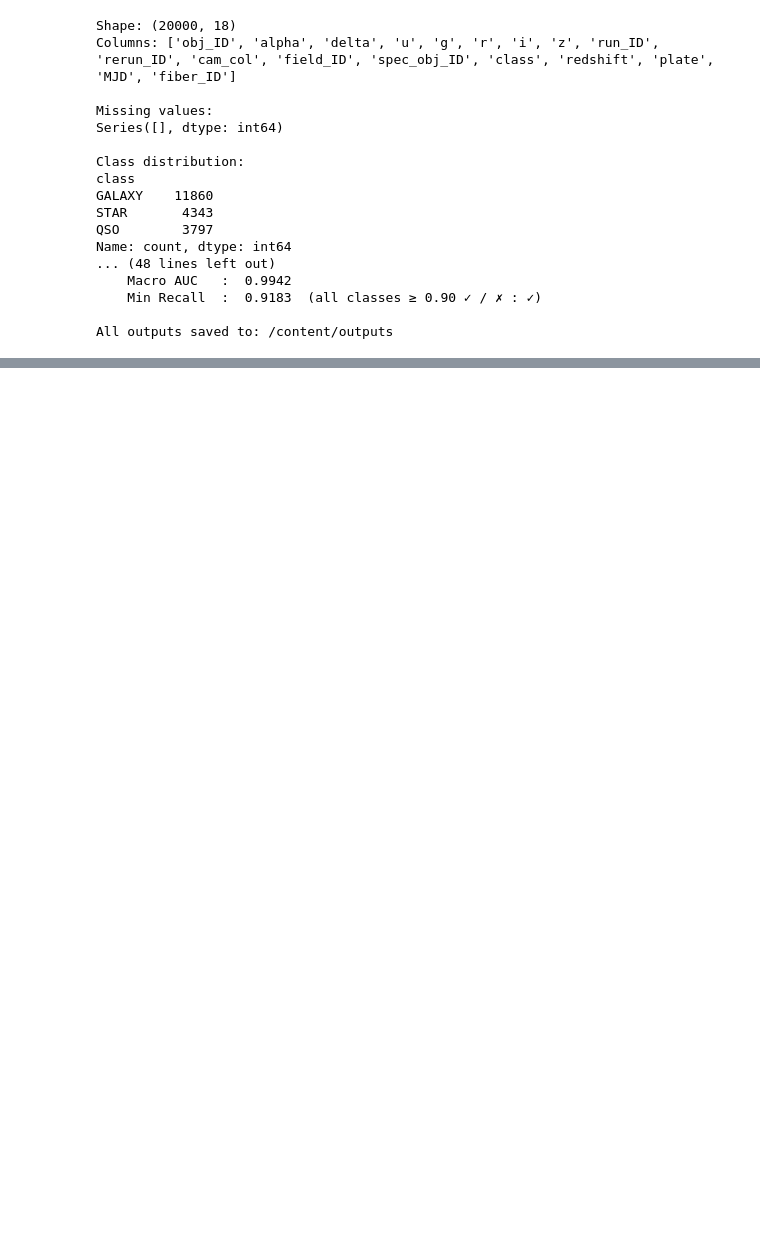
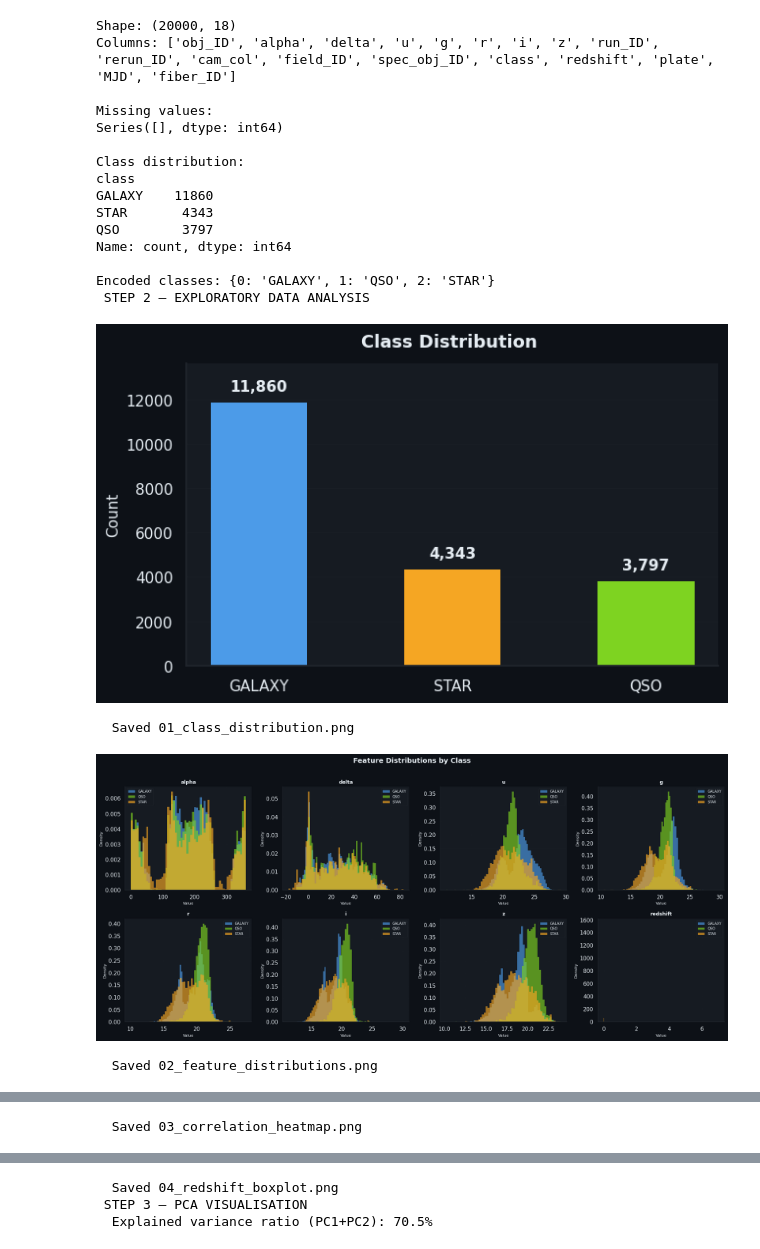
Before and after one commit to Nitinn18/Stellar_classification, a Jupyter notebook: Stellar_classification_final.ipynb, the cells around one changed output, grey strips where cells are left out. Saved outputs shown, nothing was run; the diff lists cells and outputs as text; code cells hidden in the pictures; blank space fills up the shorter version.

```diff
--- a/Stellar_classification_final.ipynb
+++ b/Stellar_classification_final.ipynb
@@ -5,7 +5,6 @@ warnings.filterwarnings('ignore')
 import numpy as np
 import pandas as pd
 import matplotlib
-matplotlib.use('Agg')
 import matplotlib.pyplot as plt
 import matplotlib.gridspec as gridspec
 import seaborn as sns
@@ -42,8 +41,9 @@ def save(fig, name):
     path = f"{OUTPUT_DIR}/{name}"
     fig.savefig(path, dpi=150, bbox_inches='tight',
                 facecolor=BG, edgecolor='none')
+    display(fig)
     plt.close(fig)
-    print(f"  Saved {name}")
+    print(f"  {name}")
 
 
 # 1. LOAD & CLEAN
@@ -418,34 +418,36 @@ for ax, vals, title, ymin in zip(
     ax.grid(axis='y', alpha=0.3)
     ax.spines[['top','right']].set_visible(False)
 fig.suptitle("Model Comparison — RF vs XGBoost", fontsize=14, fontweight='bold', y=1.02)
 plt.tight_layout()
 save(fig, "11_model_comparison.png")
 
 
 # FINAL SUMMARY
 
 print(f"  BEST MODEL  :  {best_name}")
 print(f"    Accuracy    :  {max(rf_acc,xgb_acc)*100:.2f}%  (target ≥ 93%)")
 print(f"    Macro F1    :  {max(rf_report['macro avg']['f1-score'], xgb_report['macro avg']['f1-score']):.4f}  (target ≥ 0.92)")
 print(f"    Macro AUC   :  {max(roc_aucs):.4f}")
 min_recall = min(best_report[c]['recall'] for c in class_names)
 print(f"    Min Recall  :  {min_recall:.4f}  (all classes ≥ 0.90 ✓ / ✗ : {'✓' if min_recall>=0.90 else '✗'})")
 print(f"\nAll outputs saved to: {OUTPUT_DIR}")
 # %% [output]
 Shape: (20000, 18)
 Columns: ['obj_ID', 'alpha', 'delta', 'u', 'g', 'r', 'i', 'z', 'run_ID', 'rerun_ID', 'cam_col', 'field_ID', 'spec_obj_ID', 'class', 'redshift', 'plate', 'MJD', 'fiber_ID']
 
 Missing values:
 Series([], dtype: int64)
 
 Class distribution:
 class
 GALAXY    11860
 STAR       4343
 QSO        3797
 Name: count, dtype: int64
-... (48 lines left out)
-    Macro AUC   :  0.9942
-    Min Recall  :  0.9183  (all classes ≥ 0.90 ✓ / ✗ : ✓)
 
-All outputs saved to: /content/outputs
+Encoded classes: {0: 'GALAXY', 1: 'QSO', 2: 'STAR'}
+ STEP 2 — EXPLORATORY DATA ANALYSIS
+[figure, added]
+  Saved 01_class_distribution.png
+[figure, added]
+  Saved 02_feature_distributions.png
@@ -451,0 +455 @@ All outputs saved to: /content/outputs
+  Saved 03_correlation_heatmap.png
@@ -451,0 +457,3 @@ All outputs saved to: /content/outputs
+  Saved 04_redshift_boxplot.png
+ STEP 3 — PCA VISUALISATION
+  Explained variance ratio (PC1+PC2): 70.5%
```
Also changed, not shown: parts of 1 cell of this notebook.
